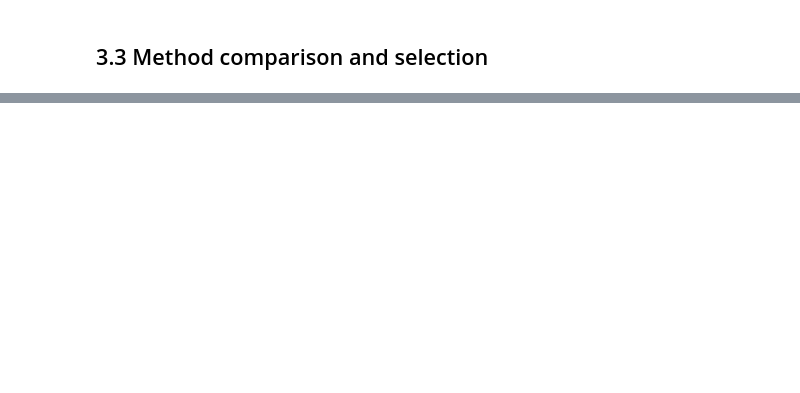
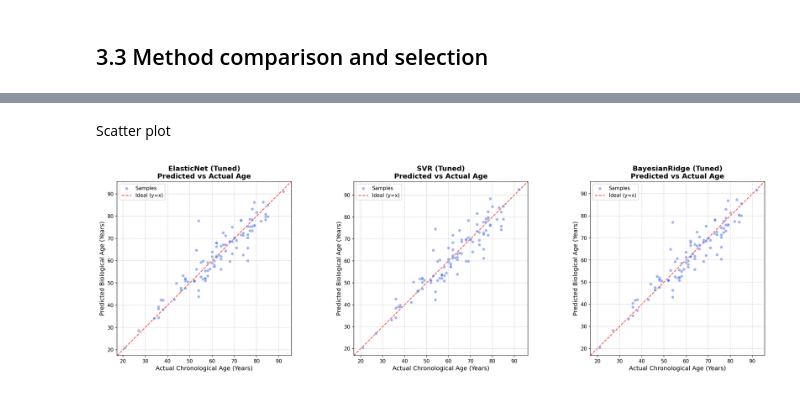
Before and after one commit to despoinaliassa-web/assignment_project, a Jupyter notebook: notebooks/model_analysis.ipynb, the cells around one changed output, grey strips where cells are left out. Drawn from its saved outputs; the diff is of its cells as text; code cells hidden in the pictures; blank space fills up the shorter version.

```diff
--- a/notebooks/model_analysis.ipynb
+++ b/notebooks/model_analysis.ipynb
@@ -576,0 +961,41 @@ Results saved
+# %% [markdown]
+Scatter plot
+# %%
+# 150 dpi quality
+fig, axes = plt.subplots(1, 3, figsize=(20, 6), dpi=150)
+
+for i, (name, model) in enumerate(tuned_models.items()):
+    # Predict on the evaluation set
+    y_pred = model.predict(X_eval_final)
+
+    # Scatter plot of predicted vs actual values
+    axes[i].scatter(y_eval, y_pred, alpha=0.5, color='royalblue', edgecolors='white', label='Samples')
+
+    # Perfect Fit: y = x
+    lims = [
+        np.min([axes[i].get_xlim(), axes[i].get_ylim()]),  # min του άξονα
+        np.max([axes[i].get_xlim(), axes[i].get_ylim()]),  # max του άξονα
+    ]
+    axes[i].plot(lims, lims, 'r--', alpha=0.75, zorder=0, label='Ideal (y=x)')
+
+    # Formatting Labels, Titles, Units
+    axes[i].set_aspect('equal')
+    axes[i].set_xlim(lims)
+    axes[i].set_ylim(lims)
+
+    axes[i].set_title(f'{name} (Tuned)\nPredicted vs Actual Age', fontsize=14, fontweight='bold')
+    axes[i].set_xlabel('Actual Chronological Age (Years)', fontsize=12)
+    axes[i].set_ylabel('Predicted Biological Age (Years)', fontsize=12)
+
+    axes[i].legend(loc='upper left')
+    axes[i].grid(True, linestyle='--', alpha=0.6)
+
+# Grid optimization and layout
+plt.tight_layout()
+
+# Save the figure in the results directory
+plt.savefig('../results/scatter_predicted_vs_actual.png', dpi=150, bbox_inches='tight')
+
+plt.show()
+# %% [output]
+[figure, added]
```
Also changed, not shown: parts of 28 cells of this notebook, 10 other files.
